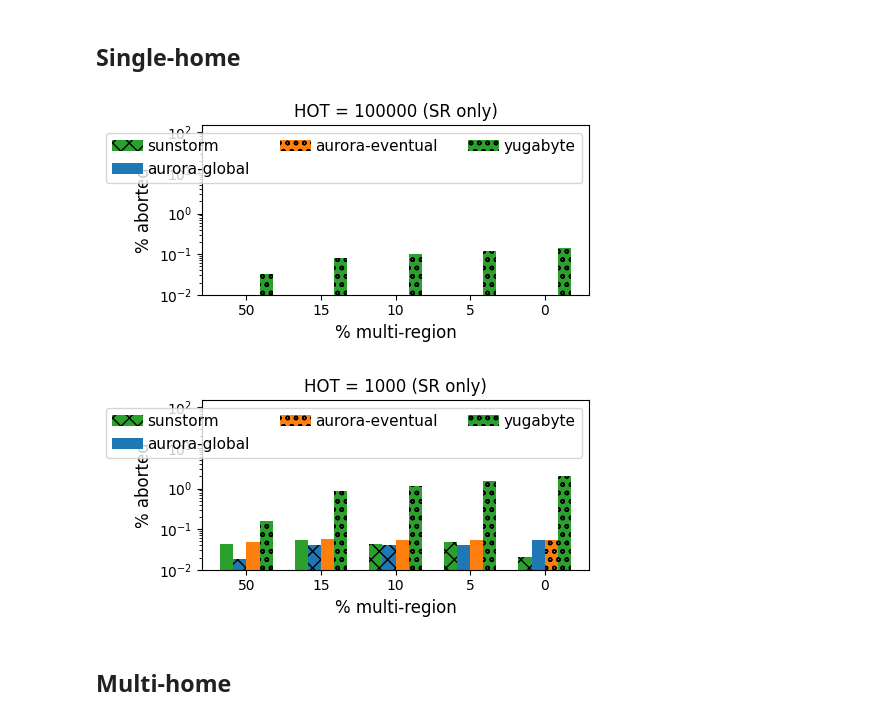
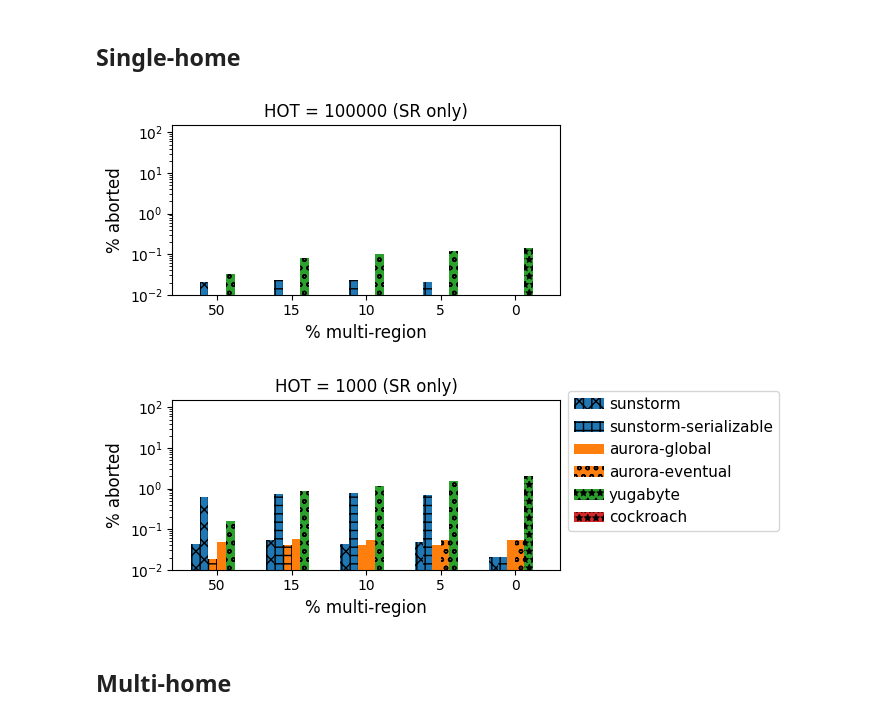
Before and after one commit to ctring/sunstorm-analysis, a Jupyter notebook: mixed.ipynb, the cells around one changed output. Drawn from its saved outputs; the diff is of its cells as text; code cells hidden in the pictures.

Commit message:
Graph generation changes

```diff
--- a/mixed.ipynb
+++ b/mixed.ipynb
@@ -28,8 +28,8 @@ def get_matcher(prefix):
 # %% [markdown]
 # Throughput
 # %%
-SYSTEMS = ["sunstorm", "aurora-global", "aurora-eventual", "yugabyte"]
-# SYSTEMS = ["sunstorm", "yugabyte"]
+SYSTEMS = ["sunstorm", "sunstorm-serializable", "aurora-global", "aurora-eventual", "yugabyte", "cockroach"]
+# SYSTEMS = ["sunstorm", "aurora-global", "aurora-eventual", "yugabyte"]
 HOTS = [100000, 1000]
 RENEW_CACHE = False
 
@@ -40,6 +40,14 @@ sunstorm_throughput_df = collect_results(
     RENEW_CACHE,
 )
 sunstorm_throughput_df["system"] = "sunstorm"
+
+sunstorm_matcher = get_matcher("ycsb-mixed-sunstorm")
+sunstorm_serializable_throughput_df = collect_results(
+    ROOT / "sunstorm-serializable",
+    sunstorm_matcher,
+    RENEW_CACHE,
+)
+sunstorm_serializable_throughput_df["system"] = "sunstorm-serializable"
 
 
 aurora_matcher = get_matcher("ycsb-mixed-aurora")
@@ -67,3 +75,11 @@ yugabyte_throughput_df = collect_results(
     RENEW_CACHE,
 )
 yugabyte_throughput_df["system"] = "yugabyte"
+
+cockroach_matcher = get_matcher("ycsb-mixed-cockroach")
+cockraoch_throughput_df = collect_results(
+    ROOT / "cockroach",
+    cockroach_matcher,
+    RENEW_CACHE,
+)
+cockraoch_throughput_df["system"] = "cockroach"
@@ -81,12 +86,15 @@ Found result: ycsb-mixed-aurora-hot1000-F-mr15-20240610-122214
 # %%
 throughput_df = pd.concat([
     sunstorm_throughput_df,
+    sunstorm_serializable_throughput_df,
     aurora_throughput_df,
     aurora_eventual_throughput_df,
     yugabyte_throughput_df,
+    cockraoch_throughput_df,
 ])
 normalize_region_name(throughput_df)
 throughput_df["workload"] = '95% Reads, 5% Writes'
+throughput_df.rename(columns={"other_aborts": "pg_aborts"}, inplace=True)
 throughput_df
 # %% [output]
 |  | path | region | hot | workload | mr | suffix | rejected | rejected.WorkloadB1 | ... |
@@ -116,8 +137,8 @@ for hot in HOTS:
         xlabel="% multi-region transactions",
         ylabel="txn/sec",
         figsize=(5, 2.5),
-        style=["o-", "^-", "^--", "x-"],
-        color=["C0", "C1", "C1", "C2"],
+        style=["o-", "o--", "^-", "^--", "x-", "*-"],
+        color=["C0","C0", "C1", "C1", "C2", "C3"],
         ylim=(0, 65000),
         rot=0,
         legend=False
@@ -148,38 +169,40 @@ for hot in HOTS:
     )
     completed_df = hot_df.pivot_table(
         index=["mr"], columns=["system"], values="completed", aggfunc="sum"
     )
     ratio_df = aborted_df / (aborted_df + completed_df) * 100
 
     hot_label = hot
     ax = ratio_df[reversed(SYSTEMS)].plot.bar(
         title=f"HOT = {hot_label} (SR only)",
         xlabel="% multi-region",
         ylabel="% aborted",
         figsize=(5, 2.2),
         rot=0,
         width=0.7,
-        color=["C2", "C1", "C0"],
+        color=["C3","C2", "C1",  "C1", "C0", "C0"],
     )
     bars = ax.patches
-    patterns = ["oo", "", "xx"]
+    patterns = ["**","oo", "", "++", "||" "xx"]
     hatches = [p for p in patterns for _ in range(len(bars) // len(patterns))]
     for bar, hatch in zip(bars, hatches):
         bar.set_hatch(hatch)
 
     legend_handles, legend_labels = ax.get_legend_handles_labels()
-    ax.legend(reversed(legend_handles), reversed(legend_labels), title="", ncol=3, handletextpad=0.3)
+    ax.legend(reversed(legend_handles), reversed(legend_labels), title="", ncol=1, handletextpad=0.3, bbox_to_anchor=(1, 1.1))
+    if hot != 1000:
+        ax.legend().remove()
     ax.invert_xaxis()
 
     ax.margins(y=0.4)
     # plt.savefig(f"output/micro-abort-sr-hot{hot}.pdf", bbox_inches="tight")
 
     ax.set_yscale("log")
     ax.set_ylim(0.01, 150)
     # plt.savefig(f"output/micro-abort-sr-hot{hot}-logy.pdf", bbox_inches="tight")
 # %% [output]
-[figure, old version]
+[figure, new version]
-[figure, old version]
+[figure, new version]
 # %% [markdown]
 ## Multi-home
 # %%
```
Also changed, not shown: parts of 13 cells of this notebook, 6 other files.
